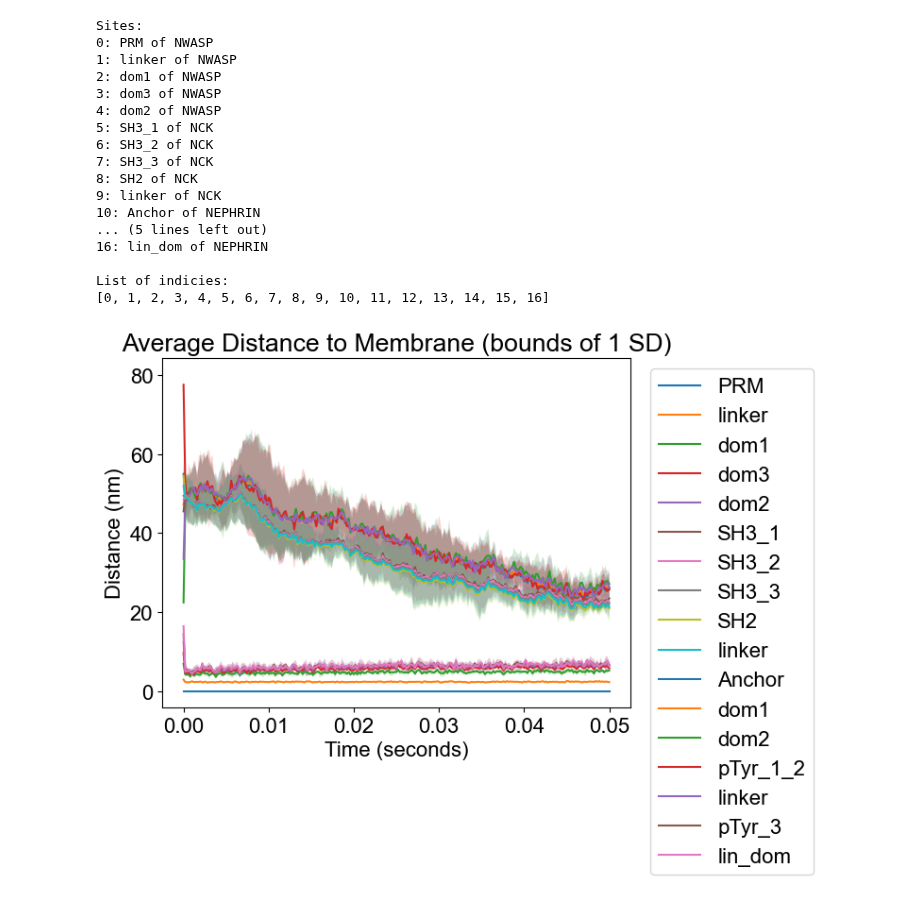
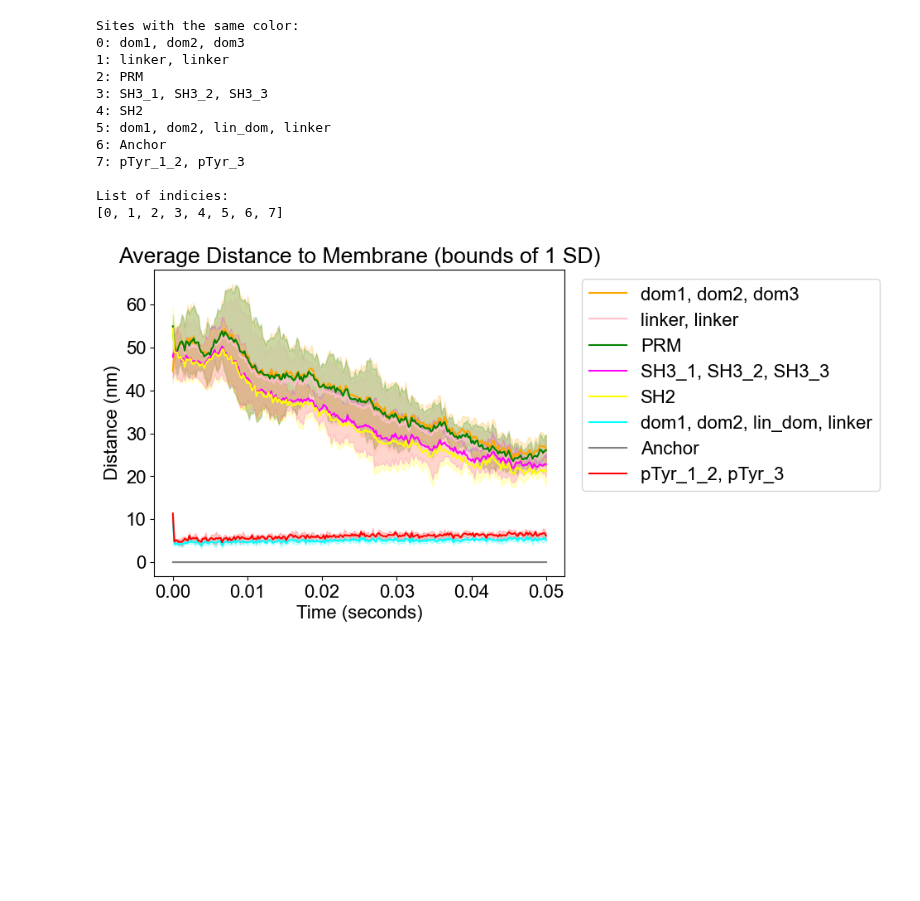
Before and after one commit to MolClustPy/SpringSaLaD-Python-Viz, a Jupyter notebook: test.ipynb, the cells around one changed output. Drawn from its saved outputs; the diff is of its cells as text; code cells hidden in the pictures; blank space fills up the shorter version.

Commit message:
Colors fixed for Average Z Pos

```diff
--- a/test.ipynb
+++ b/test.ipynb
@@ -3,23 +3,18 @@ import os
 from Visualization import *
 search_directory = os.path.join('Examples','Nephrin-Nck-NWasp','Final_version_test_SIMULATIONS', 'Simulation0_SIM_SIMULATIONS')
 # %%
-Average_z_pos.plot(search_directory, indicies=[], verbose=False, legend_right=True, list_options=True, fill=False, mode='site')
+Average_z_pos.plot(search_directory, indicies=[], verbose=False, legend_right=True, list_options=True, fill=True, mode='color')
 # %% [output]
-Sites:
-0: PRM of NWASP
-1: linker of NWASP
-2: dom1 of NWASP
-3: dom3 of NWASP
-4: dom2 of NWASP
-5: SH3_1 of NCK
-6: SH3_2 of NCK
-7: SH3_3 of NCK
-8: SH2 of NCK
-9: linker of NCK
-10: Anchor of NEPHRIN
-... (5 lines left out)
-16: lin_dom of NEPHRIN
+Sites with the same color:
+0: dom1, dom2, dom3
+1: linker, linker
+2: PRM
+3: SH3_1, SH3_2, SH3_3
+4: SH2
+5: dom1, dom2, lin_dom, linker
+6: Anchor
+7: pTyr_1_2, pTyr_3
 
 List of indicies:
-[0, 1, 2, 3, 4, 5, 6, 7, 8, 9, 10, 11, 12, 13, 14, 15, 16]
+[0, 1, 2, 3, 4, 5, 6, 7]
-[figure, old version]
+[figure, new version]
```
Also changed, not shown: 2 other files.
